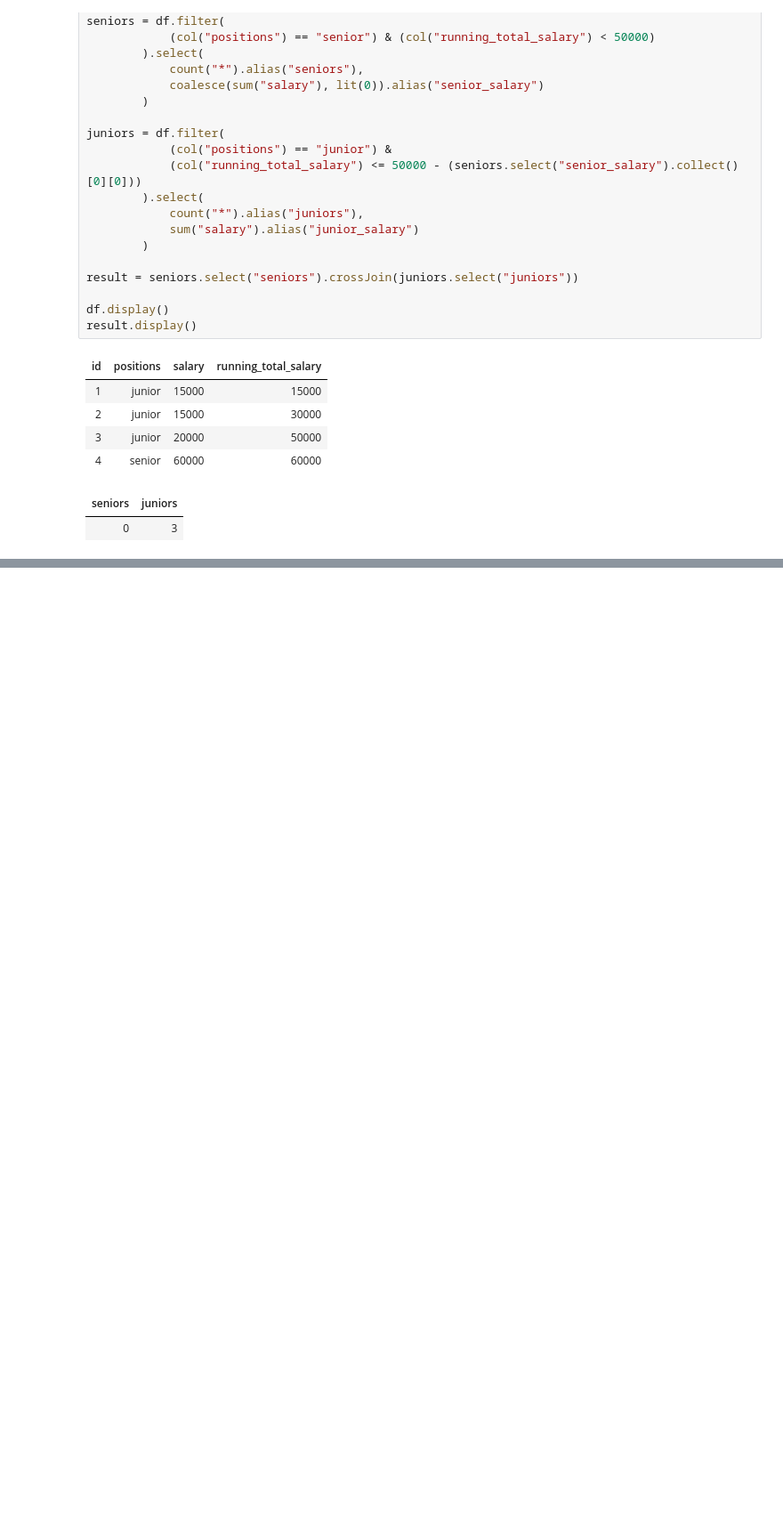
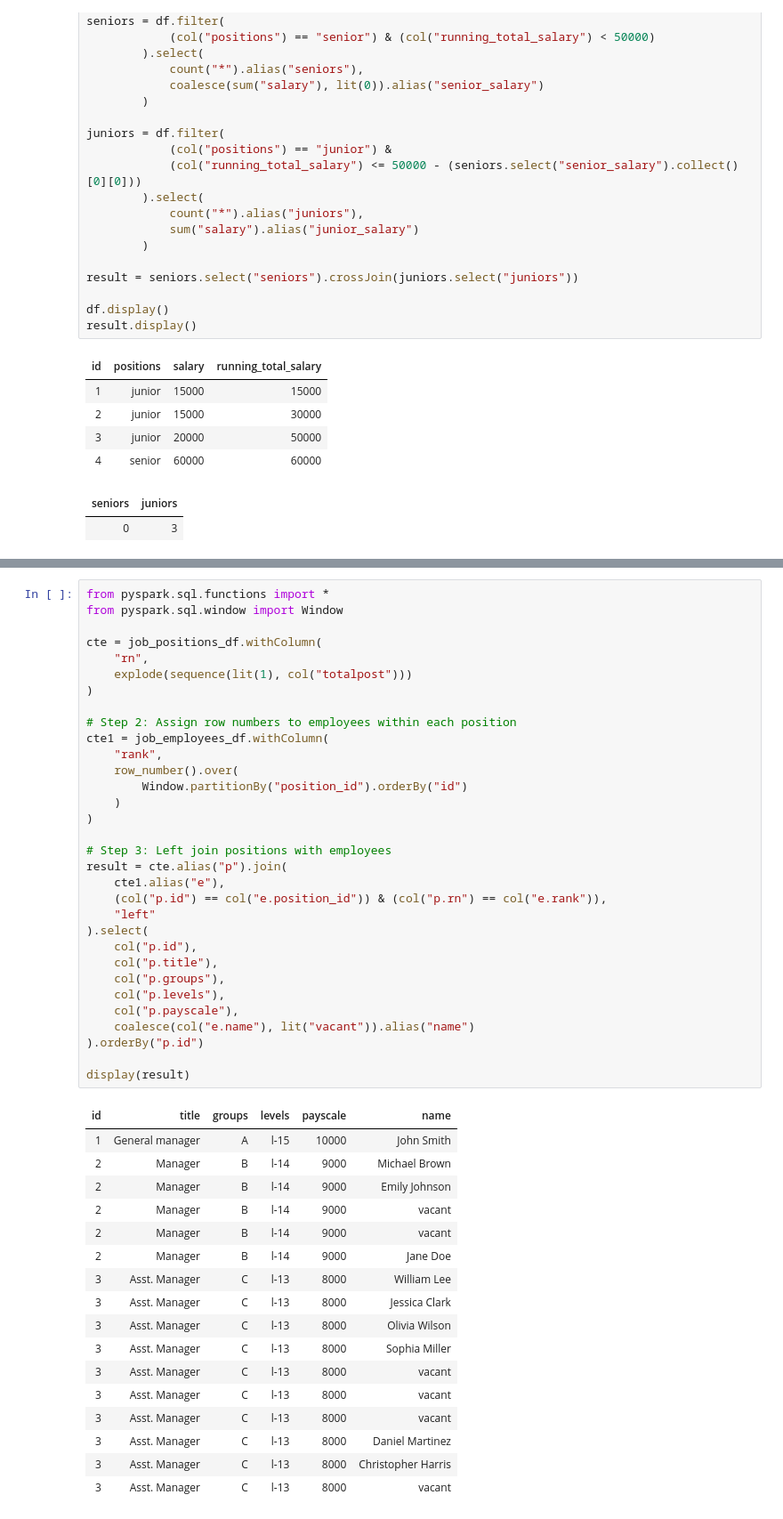
Before and after one commit to Rupam-1/SQL-Pyspark-practise_youtube, a Jupyter notebook: 07. PYSPARK - Part4.ipynb, the cells around one changed output, grey strips where cells are left out. Shown at 89% size. Saved outputs shown, nothing was run; the diff lists cells and outputs as text; blank space fills up the shorter version.

```diff
--- a/07. PYSPARK - Part4.ipynb
+++ b/07. PYSPARK - Part4.ipynb
@@ -633,0 +691,50 @@ result.display()
+# %%
+from pyspark.sql.functions import *
+from pyspark.sql.window import Window
+
+cte = job_positions_df.withColumn(
+    "rn",
+    explode(sequence(lit(1), col("totalpost")))
+)
+
+# Step 2: Assign row numbers to employees within each position
+cte1 = job_employees_df.withColumn(
+    "rank",
+    row_number().over(
+        Window.partitionBy("position_id").orderBy("id")
+    )
+)
+
+# Step 3: Left join positions with employees
+result = cte.alias("p").join(
+    cte1.alias("e"),
+    (col("p.id") == col("e.position_id")) & (col("p.rn") == col("e.rank")),
+    "left"
+).select(
+    col("p.id"),
+    col("p.title"),
+    col("p.groups"),
+    col("p.levels"),
+    col("p.payscale"),
+    coalesce(col("e.name"), lit("vacant")).alias("name")
+).orderBy("p.id")
+
+display(result)
+# %% [output]
+| id | title | groups | levels | payscale | name |
+| 1 | General manager | A | l-15 | 10000 | John Smith |
+| 2 | Manager | B | l-14 | 9000 | Michael Brown |
+| 2 | Manager | B | l-14 | 9000 | Emily Johnson |
+| 2 | Manager | B | l-14 | 9000 | vacant |
+| 2 | Manager | B | l-14 | 9000 | vacant |
+| 2 | Manager | B | l-14 | 9000 | Jane Doe |
+| 3 | Asst. Manager | C | l-13 | 8000 | William Lee |
+| 3 | Asst. Manager | C | l-13 | 8000 | Jessica Clark |
+| 3 | Asst. Manager | C | l-13 | 8000 | Olivia Wilson |
+| 3 | Asst. Manager | C | l-13 | 8000 | Sophia Miller |
+| 3 | Asst. Manager | C | l-13 | 8000 | vacant |
+| 3 | Asst. Manager | C | l-13 | 8000 | vacant |
+| 3 | Asst. Manager | C | l-13 | 8000 | vacant |
+| 3 | Asst. Manager | C | l-13 | 8000 | Daniel Martinez |
+| 3 | Asst. Manager | C | l-13 | 8000 | Christopher Harris |
+| 3 | Asst. Manager | C | l-13 | 8000 | vacant |
```
Also changed, not shown: parts of 2 cells of this notebook, 1 other file.
